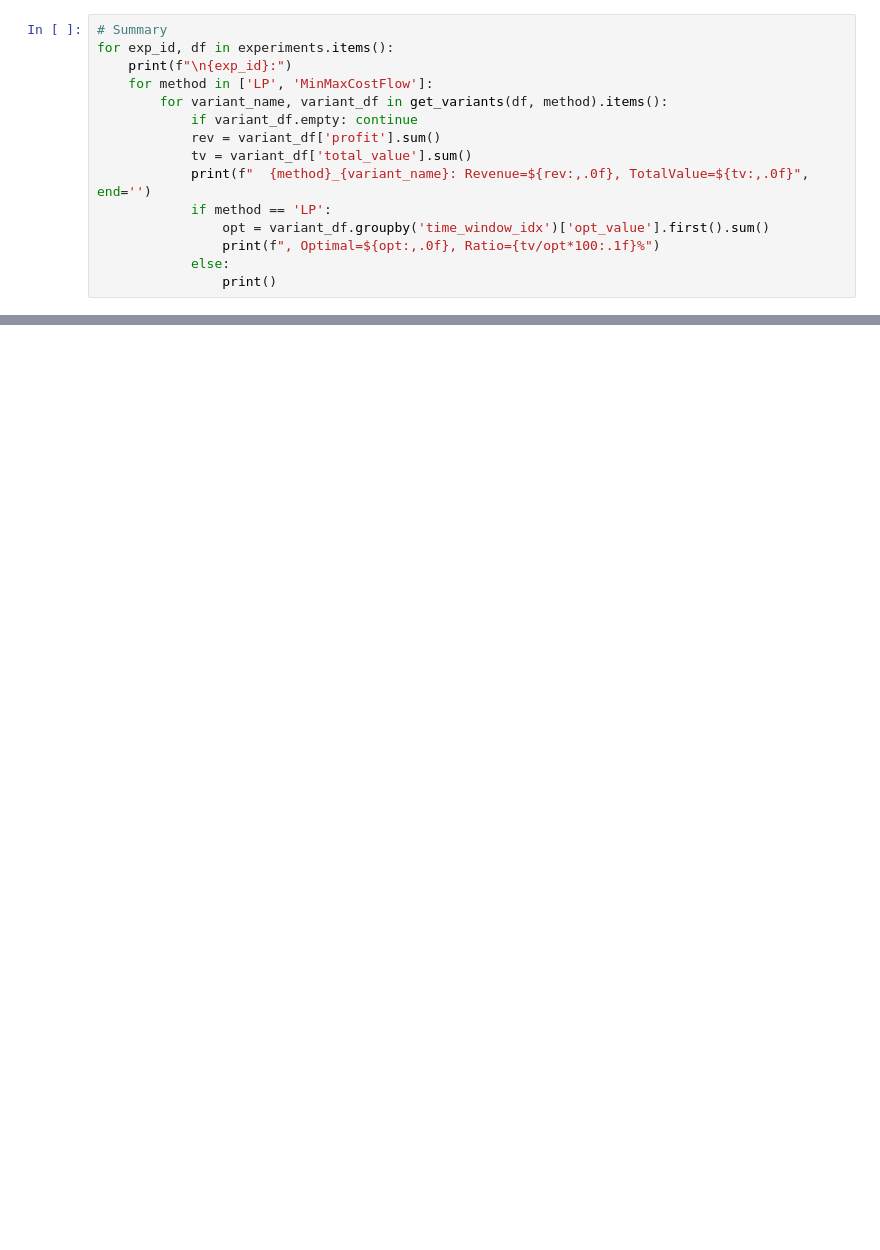
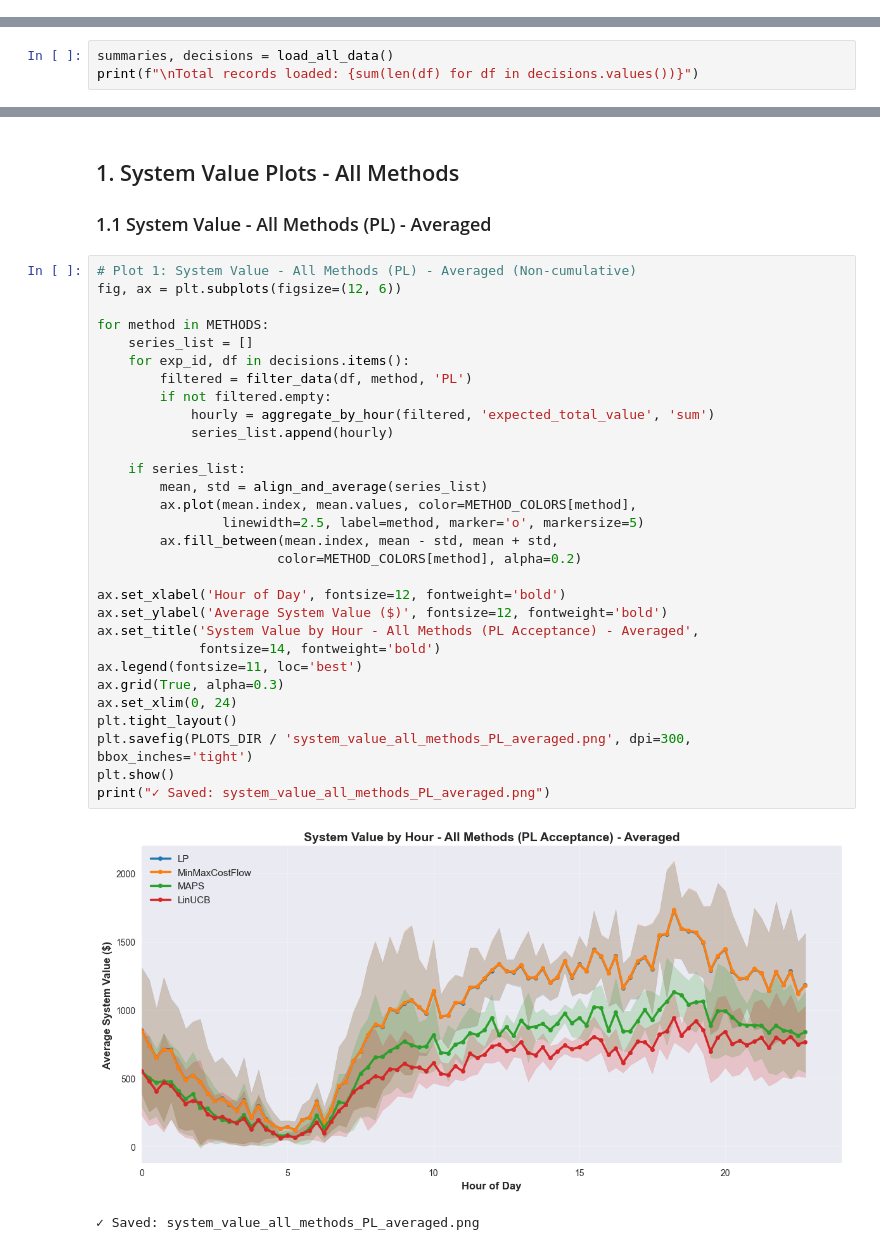
Before and after one commit to trytrihjyuki/taxibenchmark, a Jupyter notebook: analysis.ipynb, the cells around one changed output, grey strips where cells are left out. Cells and saved outputs as stored; diff of their text form; blank space fills up the shorter version.

```diff
--- a/analysis.ipynb
+++ b/analysis.ipynb
@@ -179,15 +0,0 @@ plt.show()
-# %%
-# Summary
-for exp_id, df in experiments.items():
-    print(f"\n{exp_id}:")
-    for method in ['LP', 'MinMaxCostFlow']:
-        for variant_name, variant_df in get_variants(df, method).items():
-            if variant_df.empty: continue
-            rev = variant_df['profit'].sum()
-            tv = variant_df['total_value'].sum()
-            print(f"  {method}_{variant_name}: Revenue=${rev:,.0f}, TotalValue=${tv:,.0f}", end='')
-            if method == 'LP':
-                opt = variant_df.groupby('time_window_idx')['opt_value'].first().sum()
-                print(f", Optimal=${opt:,.0f}, Ratio={tv/opt*100:.1f}%")
-            else:
-                print()
@@ -193,0 +197,3 @@ for exp_id, df in experiments.items():
+# %%
+summaries, decisions = load_all_data()
+print(f"\nTotal records loaded: {sum(len(df) for df in decisions.values())}")
@@ -193,0 +211,37 @@ for exp_id, df in experiments.items():
+# %% [markdown]
+## 1. System Value Plots - All Methods
+
+### 1.1 System Value - All Methods (PL) - Averaged
+# %%
+# Plot 1: System Value - All Methods (PL) - Averaged (Non-cumulative)
+fig, ax = plt.subplots(figsize=(12, 6))
+
+for method in METHODS:
+    series_list = []
+    for exp_id, df in decisions.items():
+        filtered = filter_data(df, method, 'PL')
+        if not filtered.empty:
+            hourly = aggregate_by_hour(filtered, 'expected_total_value', 'sum')
+            series_list.append(hourly)
+
+    if series_list:
+        mean, std = align_and_average(series_list)
+        ax.plot(mean.index, mean.values, color=METHOD_COLORS[method],
+                linewidth=2.5, label=method, marker='o', markersize=5)
+        ax.fill_between(mean.index, mean - std, mean + std,
+                       color=METHOD_COLORS[method], alpha=0.2)
+
+ax.set_xlabel('Hour of Day', fontsize=12, fontweight='bold')
+ax.set_ylabel('Average System Value ($)', fontsize=12, fontweight='bold')
+ax.set_title('System Value by Hour - All Methods (PL Acceptance) - Averaged',
+             fontsize=14, fontweight='bold')
+ax.legend(fontsize=11, loc='best')
+ax.grid(True, alpha=0.3)
+ax.set_xlim(0, 24)
+plt.tight_layout()
+plt.savefig(PLOTS_DIR / 'system_value_all_methods_PL_averaged.png', dpi=300, bbox_inches='tight')
+plt.show()
+print("✓ Saved: system_value_all_methods_PL_averaged.png")
+# %% [output]
+[figure, added]
+✓ Saved: system_value_all_methods_PL_averaged.png
```
Also changed, not shown: parts of 47 cells of this notebook, 2 other files.
